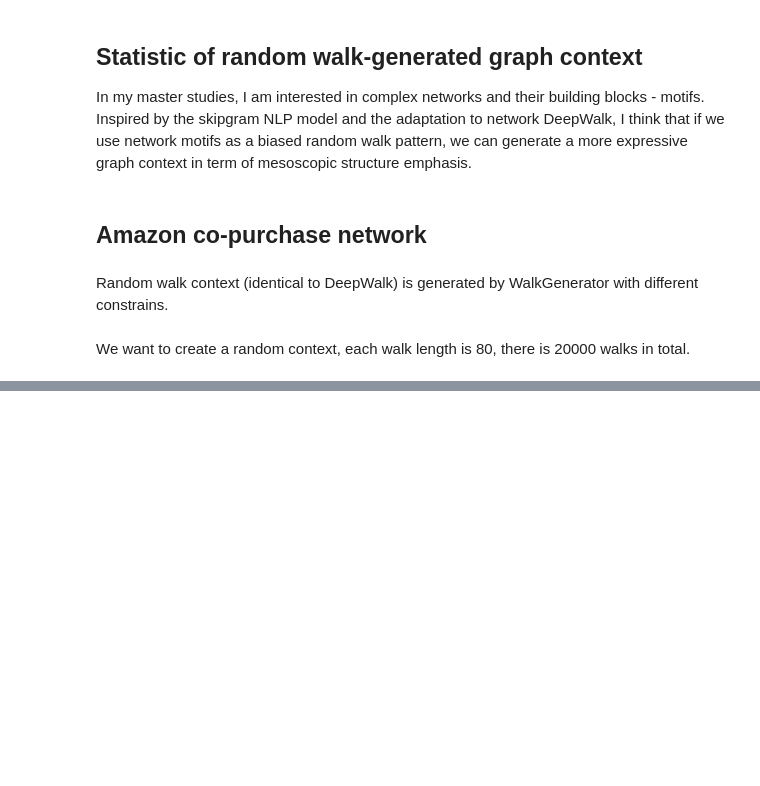
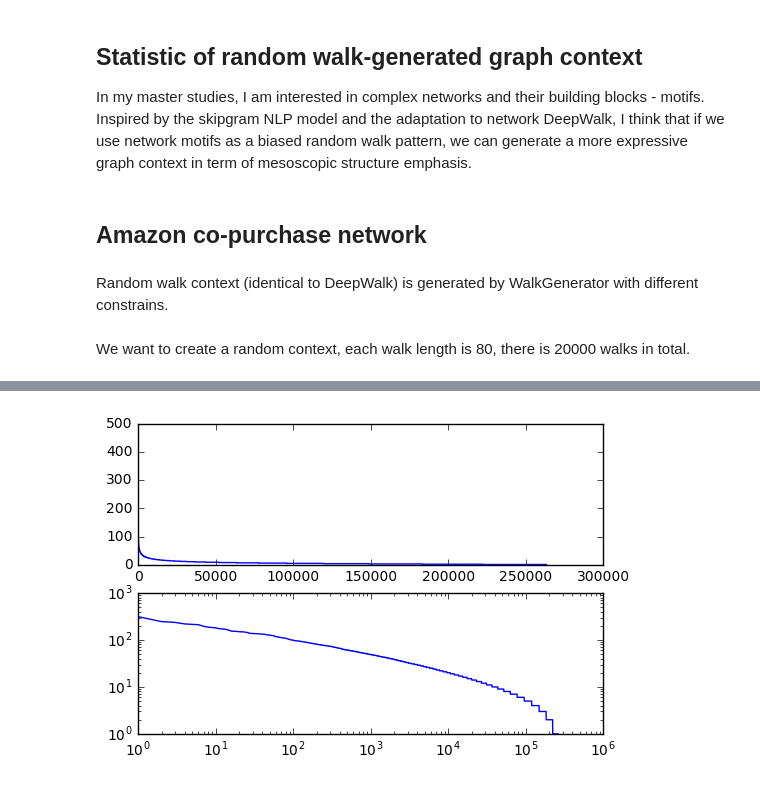
Before and after one commit to gear/motifwalk, a Jupyter notebook: notebooks/Random walk statistic.ipynb, the cells around one changed output, grey strips where cells are left out. Drawn from its saved outputs; the diff is of its cells as text; code cells hidden in the pictures; blank space fills up the shorter version.

```diff
--- a/notebooks/Random walk statistic.ipynb
+++ b/notebooks/Random walk statistic.ipynb
@@ -51,0 +59,7 @@ amazon_random_node_count[110284]
+# %%
+triangle_walker = WalkGenerator(graph=amazon, constrain=UTriangle())
+amazon_triangle_context, amazon_triangle_node_count, amazon_triangle_sorted_ids = get_graph_context(triangle_walker)
+# %%
+plot_freq_dist(amazon_triangle_sorted_ids, amazon_triangle_node_count)
+# %% [output]
+[figure, added]
```
Also changed, not shown: parts of 10 cells of this notebook, 1 other file.
